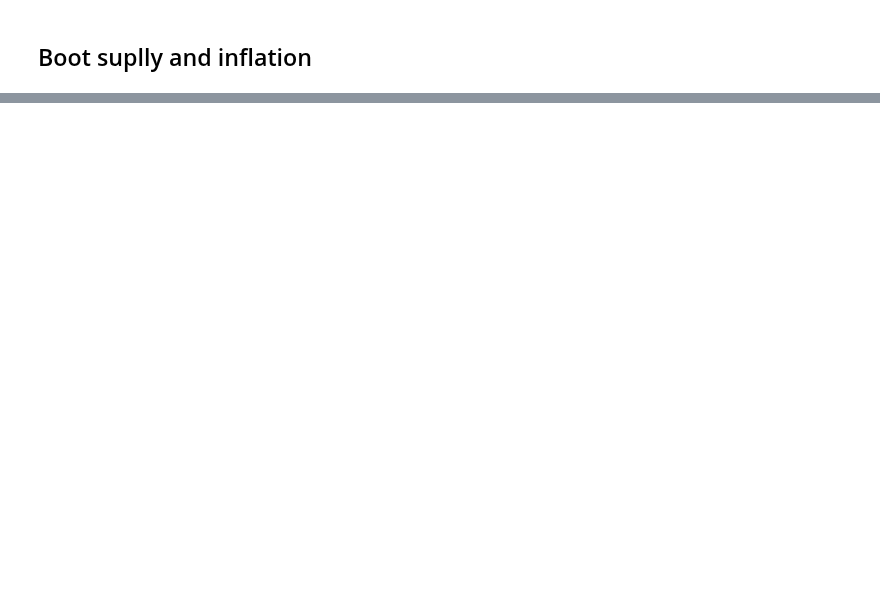
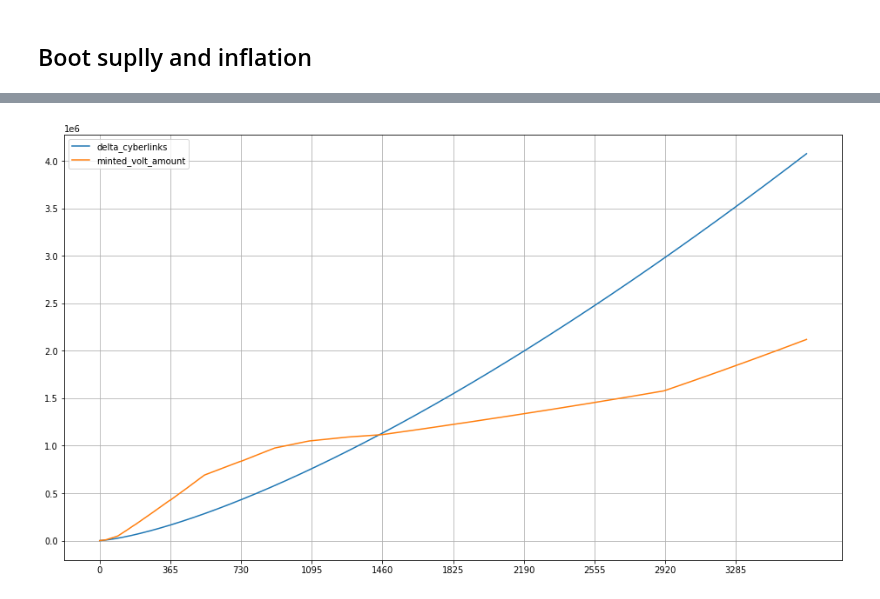
Before and after one commit to cybercongress/cybernomics, a Jupyter notebook: bostrom_simulation/simulation.ipynb, the cells around one changed output, grey strips where cells are left out. Saved outputs shown, nothing was run; the diff lists cells and outputs as text; code cells hidden in the pictures; blank space fills up the shorter version.

```diff
--- a/bostrom_simulation/simulation.ipynb
+++ b/bostrom_simulation/simulation.ipynb
@@ -206,0 +214,4 @@ boot_inflation_df.plot.line(ax=ax2, figsize=(16,9), style={'boot_inflation': 'y'
+# %%
+plot_line_2_same_y(plot_df, ['delta_cyberlinks', 'minted_volt_amount'])
+# %% [output]
+[figure, added]
```
Also changed, not shown: parts of 26 cells of this notebook, 4 other files.
